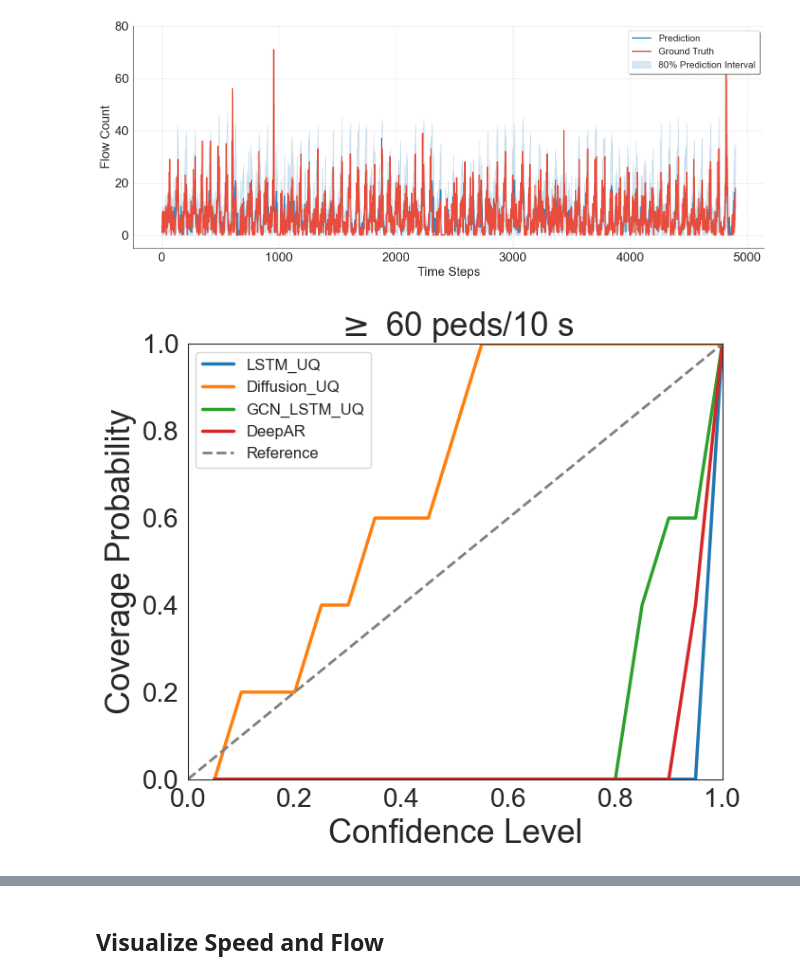
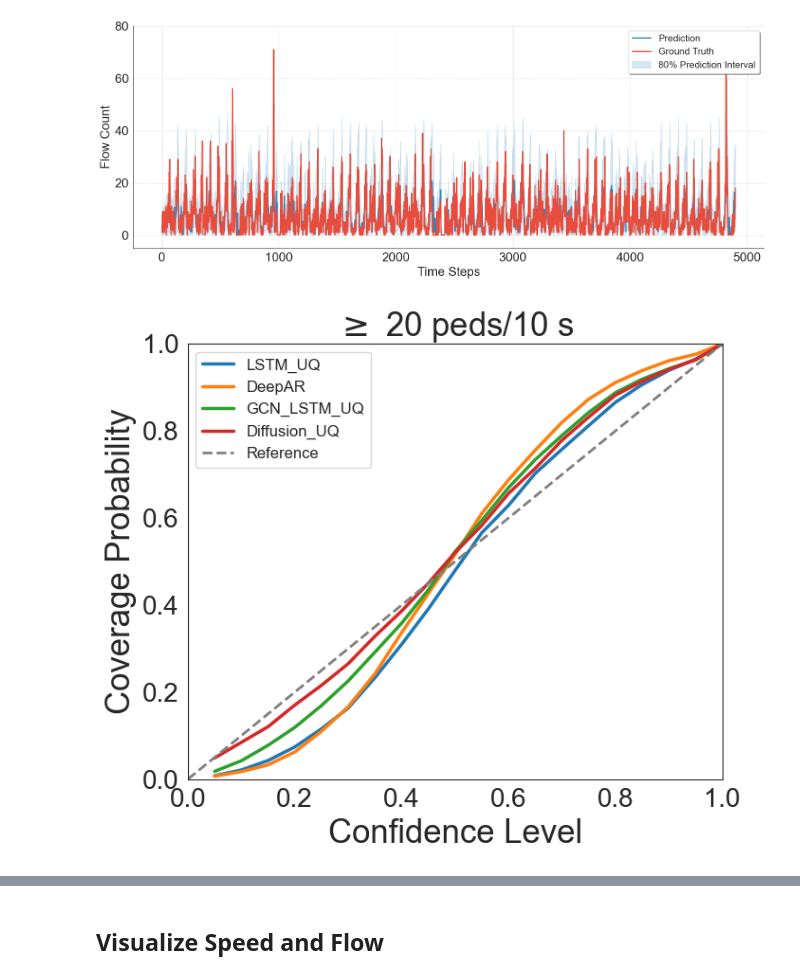
Before and after one commit to WaimenMak/Crowd-Flow-Inference, a Jupyter notebook: Offline_Exp.ipynb, the cells around one changed output, grey strips where cells are left out. Drawn from its saved outputs; the diff is of its cells as text; code cells hidden in the pictures.

```diff
--- a/Offline_Exp.ipynb
+++ b/Offline_Exp.ipynb
@@ -348,6 +348,9 @@ if dataset_name == "crossroad":
     g = g_data[0][0]
 elif dataset_name == "train_station":
     g = g_data[0][1]
+    inbound_node = [3, 7, 4, 8, 11, 14, 17, 18, 21, 0]
+    outbound_node = [2, 6, 5, 9, 10, 15, 16, 19, 20, 1]
+    node_of_interest = outbound_node + [22, 23, 12, 13]
 elif dataset_name == "maze":
     g = g_data[0][2]
 
@@ -476,7 +480,7 @@ from scipy.stats import nbinom
 def get_nb_prediction_interval(mu, sigma, confidence=0.95):
     """Calculate prediction interval for Negative Binomial distribution"""
     p = 1 / (1 + mu * sigma)
-    n = 1 / sigma
+    n = 1 / (sigma + 1e-10)
     alpha = (1 - confidence) / 2
     lower = nbinom.ppf(alpha, n, p)
     upper = nbinom.ppf(1 - alpha, n, p)
@@ -539,7 +543,7 @@ def visualize_prediction_interval(node_id, step, multi_step_pred, label, sigma,
     ax.set_ylabel('Flow Count', fontsize=20)
 
     # Set y-axis limits and ticks
-    ax.set_ylim(-5, 80)
+    ax.set_ylim(-5, 100)
     # Set fewer y-ticks (only show 0, 20, 40, 60, 80)
     ax.set_yticks([0, 20, 40, 60, 80])
 
@@ -688,47 +852,60 @@ def coverage_probability(pred, sigma, label, alpha=0.7, threshold=0):
     return np.mean(coverage)
 
 # model_list = ["lstmuq", "diffusionuq", "gcnlstmuq"]
-model_list = ["Online_LSTM_UQ", "Online_Diffusion_UQ", "Online_GCNLSTM_UQ", "Online_DeepAR"]
+model_list = ["Online_LSTM_UQ", "Online_DeepAR", "Online_GCNLSTM_UQ", "Online_Diffusion_UQ"]
 # alpha = 0.9
-threshold = 60
+thresholds = [0, 10, 20, 30, 40, 50, 60, 70]
 from collections import defaultdict
-coverage_prob = defaultdict(list)
+
+coverage_prob_threshold = {}
 alpha_list = [0.05, 0.10, 0.15, 0.20, 0.25, 0.30, 0.35, 0.40, 0.45, 0.50, 0.55, 0.60, 0.65, 0.70, 0.75, 0.80, 0.85, 0.90, 0.95, 1]
-for alpha in alpha_list:
-    for model in model_list:
-        cp = coverage_probability(preds_dict[model][node_id, :, step], sigma_dict[model][node_id, :], label[node_id, :, step], alpha=alpha, threshold=threshold)
-        # print(f"Model: {model}, alpha: {alpha}, Coverage probability: {cp}, difference: {np.abs(cp - alpha)}")
-        coverage_prob[model].append(cp)
+for th in thresholds:
+    coverage_prob = defaultdict(list)
+    for alpha in alpha_list:
+        for model in model_list:
+            # cp = coverage_probability(preds_dict[model][node_id, :, step], sigma_dict[model][node_id, :], label[node_id, :, step], alpha=alpha, threshold=th)
+            # for all node
+            cp = coverage_probability(
+                preds_dict[model][node_of_interest, :, step].reshape([-1,]),
+                sigma_dict[model][node_of_interest, :].reshape([-1,]),
+                label[node_of_interest, :, step].reshape([-1,]),
+                alpha=alpha,
+                threshold=th
+            )
+            # print(f"Model: {model}, alpha: {alpha}, Coverage probability: {cp}, difference: {np.abs(cp - alpha)}")
+            coverage_prob[model].append(cp)
+    coverage_prob_threshold[th] = coverage_prob
 # %%
 # plot coverage probability vs alpha
 import seaborn as sns
 # Set the style
 sns.set_style("white")
 plt.figure(figsize=(7, 6))
-model_names = ["LSTM_UQ","Diffusion_UQ","GCN_LSTM_UQ","DeepAR"]
+model_names = ["LSTM_UQ", "DeepAR", "GCN_LSTM_UQ", "Diffusion_UQ"]
+threshold = 20
 # Plot lines for each model using seaborn
 for i, model in enumerate(model_list):
-    sns.lineplot(x=alpha_list, y=coverage_prob[model], label=f'{model_names[i]}', linewidth=2.5)
+    sns.lineplot(x=alpha_list, y=coverage_prob_threshold[threshold][model], label=f'{model_names[i]}', linewidth=2.5)
 
 # plot reference line
 sns.lineplot(x=[0, 1], y=[0, 1], linestyle='--', color='gray', label='Reference', linewidth=2)
 
 # Set the limits and style
 plt.xlim(0, 1)
 plt.ylim(0, 1)
 # Set specific y-axis ticks
 # plt.yticks([0, 0.5, 1], fontsize=20)
 # plt.xticks([0, 0.5, 1], fontsize=20)
 plt.tick_params(axis='both', which='major', labelsize=20)
 plt.legend(fontsize=12, frameon=True)
 plt.ylabel('Coverage Probability', fontsize=25)
 # plt.xlabel(r'$\alpha$', fontsize=25)
 plt.xlabel('Confidence Level', fontsize=25)
 
 plt.title(rf'$\geq$ {threshold} peds/10 s', fontsize=25)
 
 # Adjust layout
 plt.tight_layout()
 plt.show()
 # %% [output]
-[figure, old version]
+[figure, new version]
```
Also changed, not shown: parts of 5 cells of this notebook, 1 other file.
